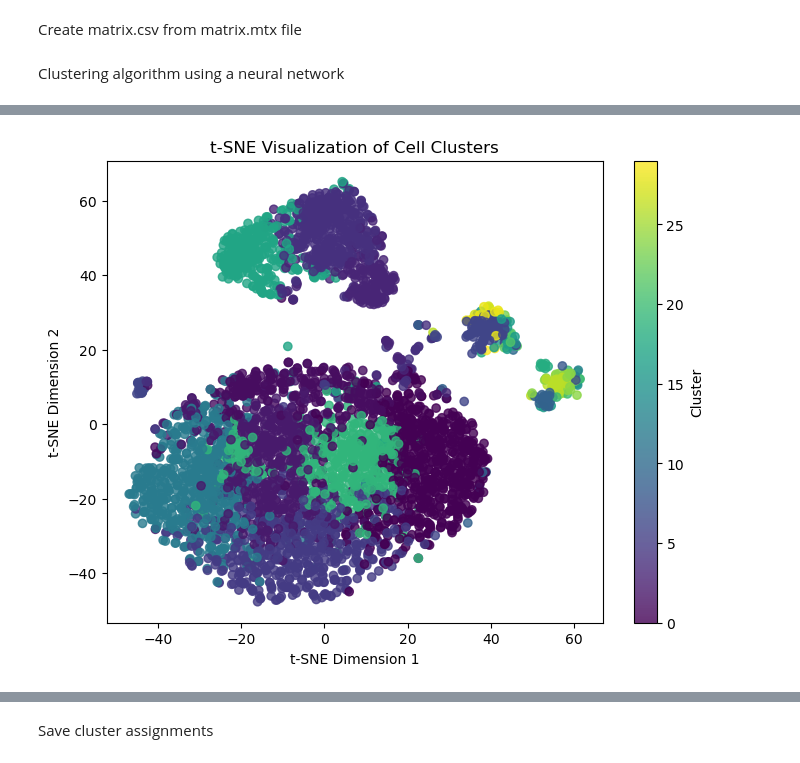
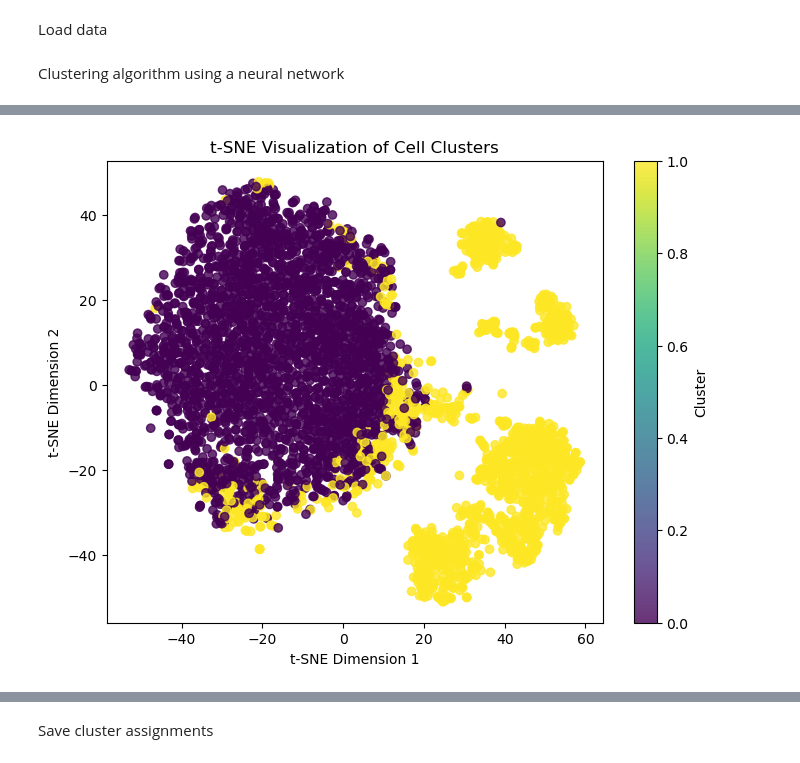
Before and after one commit to Neko-23/scRNA_Compression, a Jupyter notebook: neural.ipynb, the cells around one changed output, grey strips where cells are left out. Saved outputs shown, nothing was run; the diff lists cells and outputs as text; code cells hidden in the pictures.

```diff
--- a/neural.ipynb
+++ b/neural.ipynb
@@ -1,15 +1,15 @@
 # %% [markdown]
-Create matrix.csv from matrix.mtx file
+Load data
 # %%
 from scipy.io import mmread
 from scipy.sparse import save_npz
 import numpy as np
 
-path = 'data/sample1/GSE294399_WBC_020823_matrix.mtx/matrix.mtx'
+sample = 1
+path = 'data/sample'+str(sample)+'/matrix.mtx'
 sparse_matrix = mmread(path)
-csr = sparse_matrix.tocsr()
-#save_npz("data/sample1/csc.npz", csc_matrix)
-np.savez("data/sample1/matrix.csr", data=csr.data, indices=csr.indices, indptr=csr.indptr, shape=csr.shape)
+X = sparse_matrix.toarray()
+X = X.transpose()
 # %% [markdown]
 Clustering algorithm using a neural network
 # %%
@@ -23,10 +23,6 @@ from keras.layers import Input, Dense, Layer
 from keras.models import Model
 from keras import backend as K
 
-# Load data
-data = pd.read_csv('matrix.csv', index_col=0)
-X = data.values
-
 # Preprocessing
 X = np.log1p(X)
 scaler = MinMaxScaler()
@@ -34,7 +30,7 @@ X_scaled = scaler.fit_transform(X)
 
 input_dim = X_scaled.shape[1]
 encoding_dim = 32  # Latent space dimension
-n_clusters = 30     # Adjust based on your data
+n_clusters = 2     # Adjust based on your data
 
 # Step 1: Pretrain Autoencoder
 input_layer = Input(shape=(input_dim,))
@@ -91,6 +87,7 @@ def target_distribution(q):
 # Train with target distribution
 max_iter = 20
 for epoch in range(max_iter):
+    print('epoch '+str(epoch))
     q = clustering_model.predict(X_scaled, verbose=0)
     p = target_distribution(q)
     clustering_model.fit(X_scaled, p, epochs=1, batch_size=32, verbose=0)
@@ -142,2 +139,2 @@ Epoch 100/100
-[figure, old version]
+[figure, new version]
 # %%
```
Also changed, not shown: parts of 5 cells of this notebook, 1 other file.
